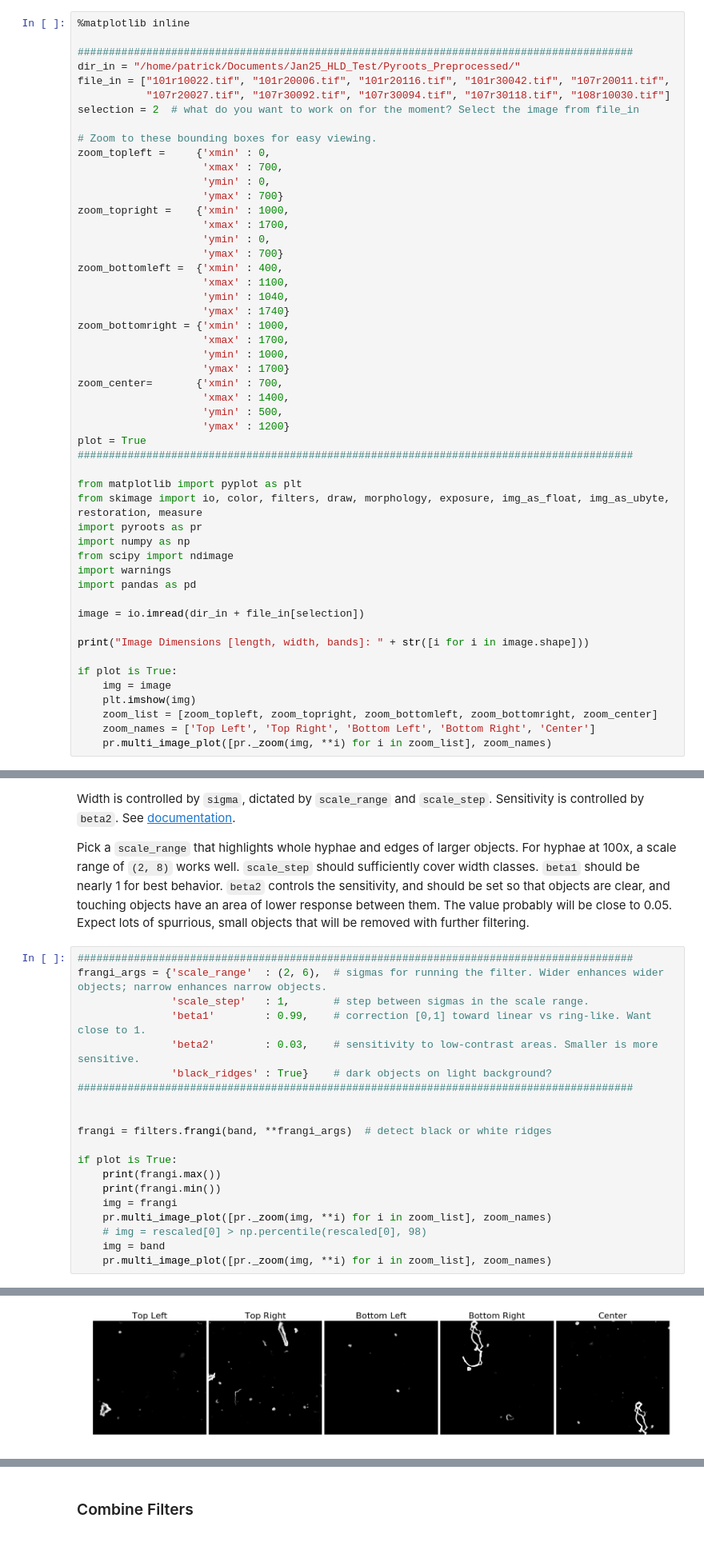
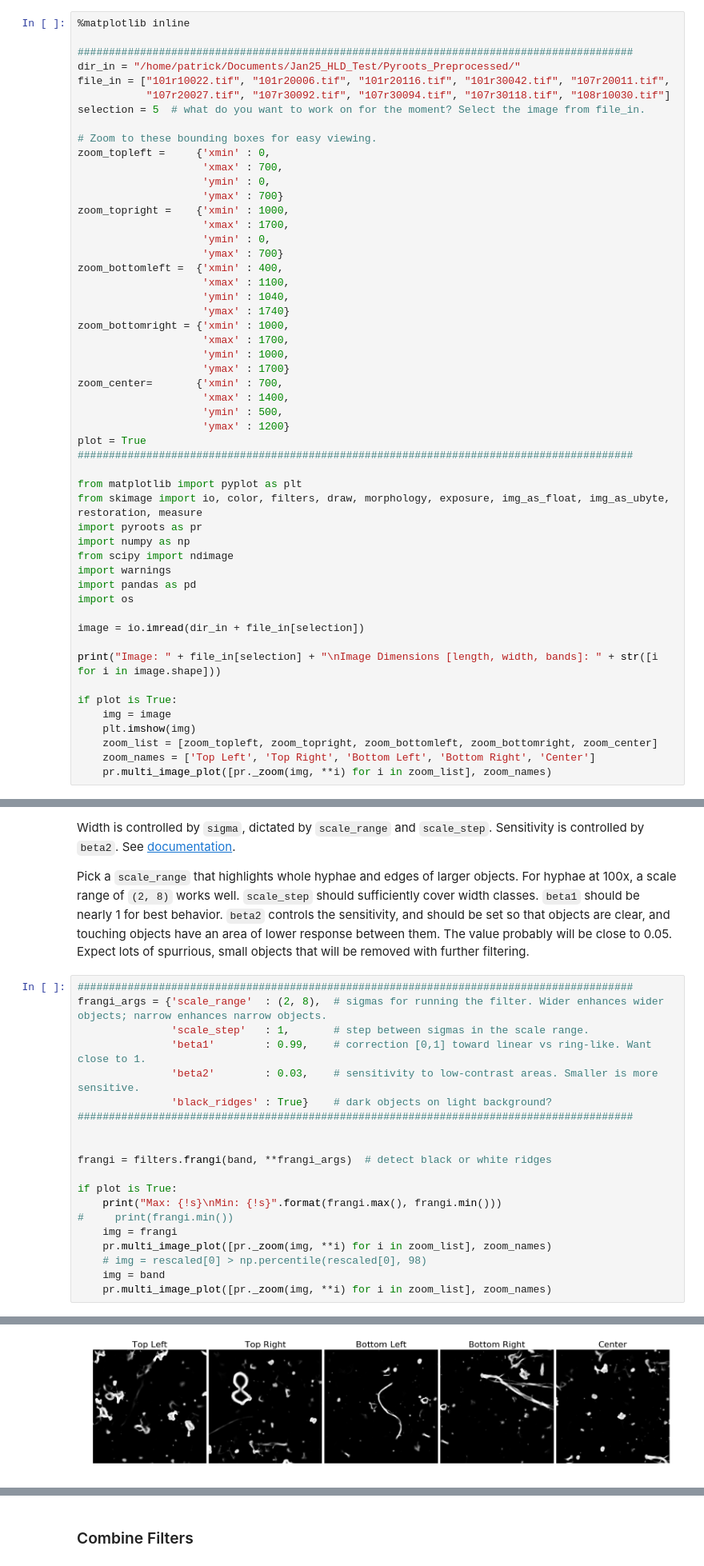
Before and after one commit to pme1123/PyRoots, a Jupyter notebook: Test Scripts/Frangi Segmentation - Setting Parameters.ipynb, the cells around one changed output, grey strips where cells are left out. Shown at 80% size. Drawn from its saved outputs; the diff is of its cells as text.

Commit message:
Frangi Notebook - new test photo

```diff
--- a/Test Scripts/Frangi Segmentation - Setting Parameters.ipynb
+++ b/Test Scripts/Frangi Segmentation - Setting Parameters.ipynb
@@ -41,7 +41,7 @@ The image loop function saves a dataframe to a .CSV with columns:
 dir_in = "/home/patrick/Documents/Jan25_HLD_Test/Pyroots_Preprocessed/"
 file_in = ["101r10022.tif", "101r20006.tif", "101r20116.tif", "101r30042.tif", "107r20011.tif",
            "107r20027.tif", "107r30092.tif", "107r30094.tif", "107r30118.tif", "108r10030.tif"]
-selection = 2  # what do you want to work on for the moment? Select the image from file_in
+selection = 5  # what do you want to work on for the moment? Select the image from file_in.
 
 # Zoom to these bounding boxes for easy viewing.
 zoom_topleft =     {'xmin' : 0,
@@ -74,10 +74,11 @@ import numpy as np
 from scipy import ndimage
 import warnings
 import pandas as pd
+import os
 
 image = io.imread(dir_in + file_in[selection])
 
-print("Image Dimensions [length, width, bands]: " + str([i for i in image.shape]))
+print("Image: " + file_in[selection] + "\nImage Dimensions [length, width, bands]: " + str([i for i in image.shape]))
 
 if plot is True:
     img = image
@@ -155,7 +157,7 @@ The frangi filter enhances ridges/edges of a series of widths and set contrast f
 Pick a `scale_range` that highlights whole hyphae and edges of larger objects. For hyphae at 100x, a scale range of `(2, 8)` works well. `scale_step` should sufficiently cover width classes. `beta1` should be nearly 1 for best behavior. `beta2` controls the sensitivity, and should be set so that objects are clear, and touching objects have an area of lower response between them. The value probably will be close to 0.05. Expect lots of spurrious, small objects that will be removed with further filtering.
 # %%
 #########################################################################################
-frangi_args = {'scale_range'  : (2, 6),  # sigmas for running the filter. Wider enhances wider objects; narrow enhances narrow objects.
+frangi_args = {'scale_range'  : (2, 8),  # sigmas for running the filter. Wider enhances wider objects; narrow enhances narrow objects.
                'scale_step'   : 1,       # step between sigmas in the scale range.
                'beta1'        : 0.99,    # correction [0,1] toward linear vs ring-like. Want close to 1.
                'beta2'        : 0.03,    # sensitivity to low-contrast areas. Smaller is more sensitive.
@@ -166,8 +168,8 @@ frangi_args = {'scale_range'  : (2, 6),  # sigmas for running the filter. Wider
 frangi = filters.frangi(band, **frangi_args)  # detect black or white ridges
 
 if plot is True:
-    print(frangi.max())
-    print(frangi.min())
+    print("Max: {!s}\nMin: {!s}".format(frangi.max(), frangi.min()))
+#     print(frangi.min())
     img = frangi
     pr.multi_image_plot([pr._zoom(img, **i) for i in zoom_list], zoom_names)
     # img = rescaled[0] > np.percentile(rescaled[0], 98)
@@ -179 +181 @@ if plot is True:
-[figure, old version]
+[figure, new version]
```
Also changed, not shown: parts of 17 cells of this notebook.
